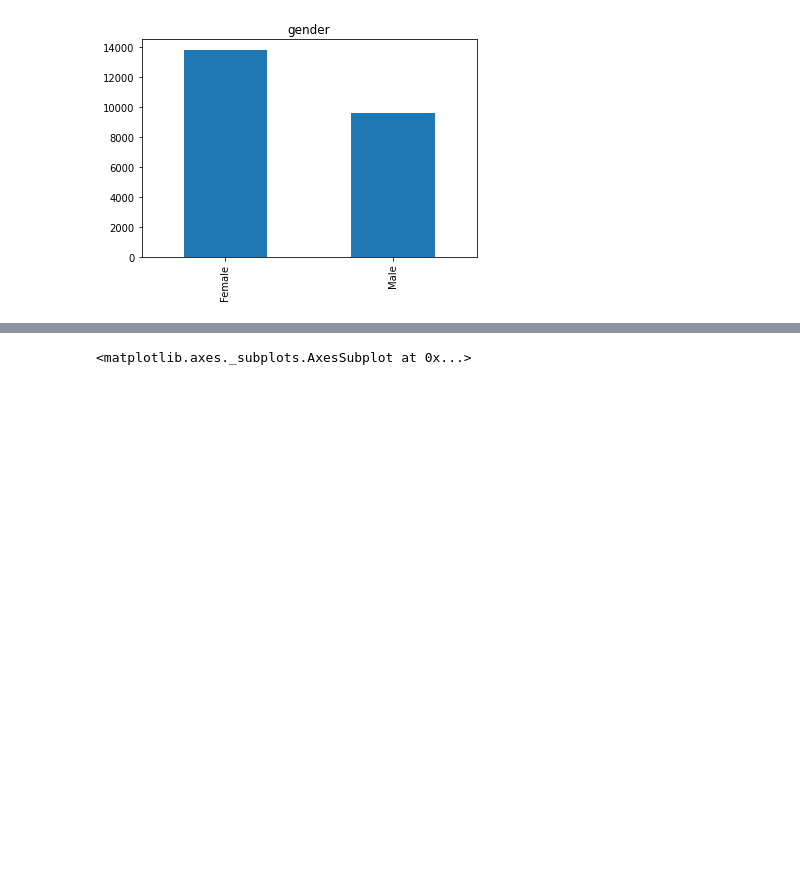
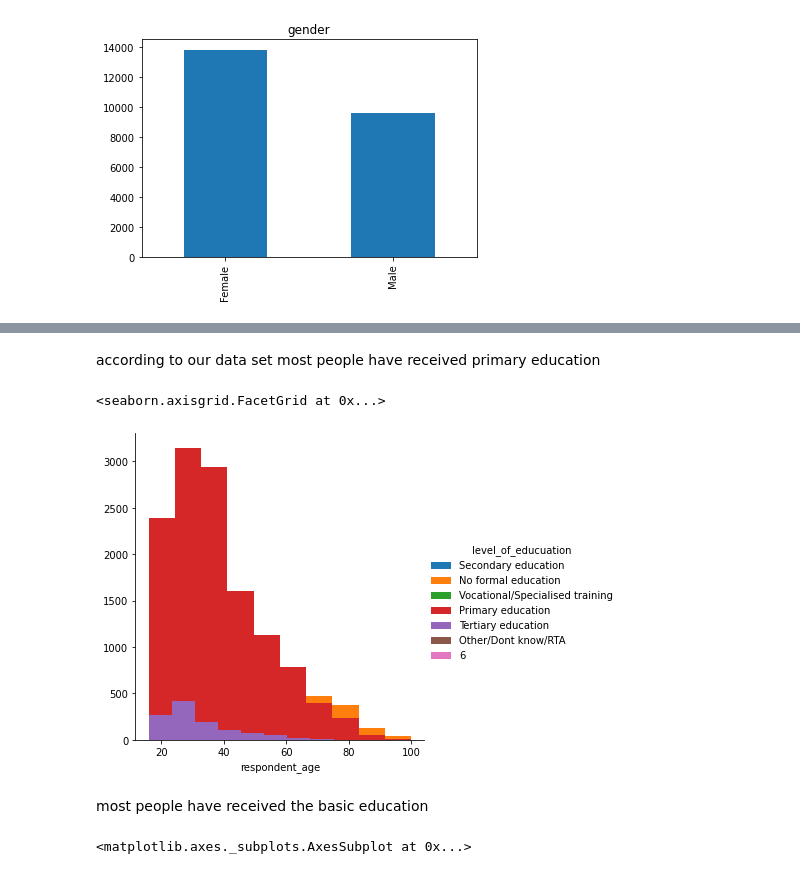
Before and after one commit to kahiga2244/hello-world, a Jupyter notebook: Moringa_Data_Science_Core_W2_Independent_Project_2020_05_02_JOSEPH_KAHIGA.ipynb, the cells around one changed output, grey strips where cells are left out. Cells and saved outputs as stored; diff of their text form; code cells hidden in the pictures; blank space fills up the shorter version.

```diff
--- a/Moringa_Data_Science_Core_W2_Independent_Project_2020_05_02_JOSEPH_KAHIGA.ipynb
+++ b/Moringa_Data_Science_Core_W2_Independent_Project_2020_05_02_JOSEPH_KAHIGA.ipynb
@@ -189,3 +203,12 @@ df['level of educuation'].value_counts().plot.pie(title='education')
+# %% [markdown]
+according to our data set most people have received primary education
+# %%
+sns.FacetGrid(df, hue="level_of_educuation", size =5).map(plt.hist, "respondent_age").add_legend()
+# %% [output]
+<seaborn.axisgrid.FacetGrid at 0x...>
+[figure, added]
+# %% [markdown]
+most people have received the basic education
 # %%
 df['Type of Location'].value_counts().plot.bar(title='location')
 # %% [output]
```
Also changed, not shown: parts of 14 cells of this notebook.
